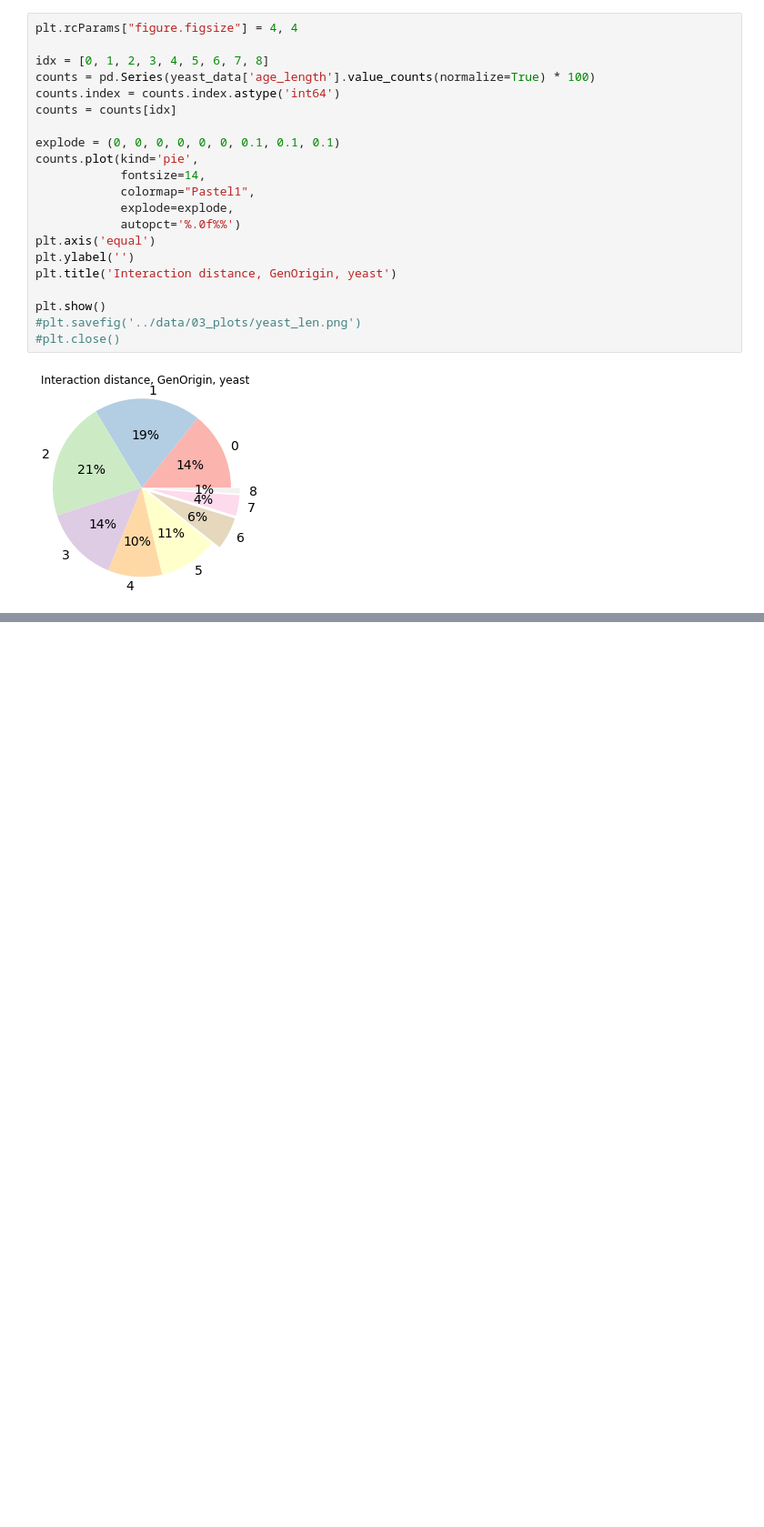
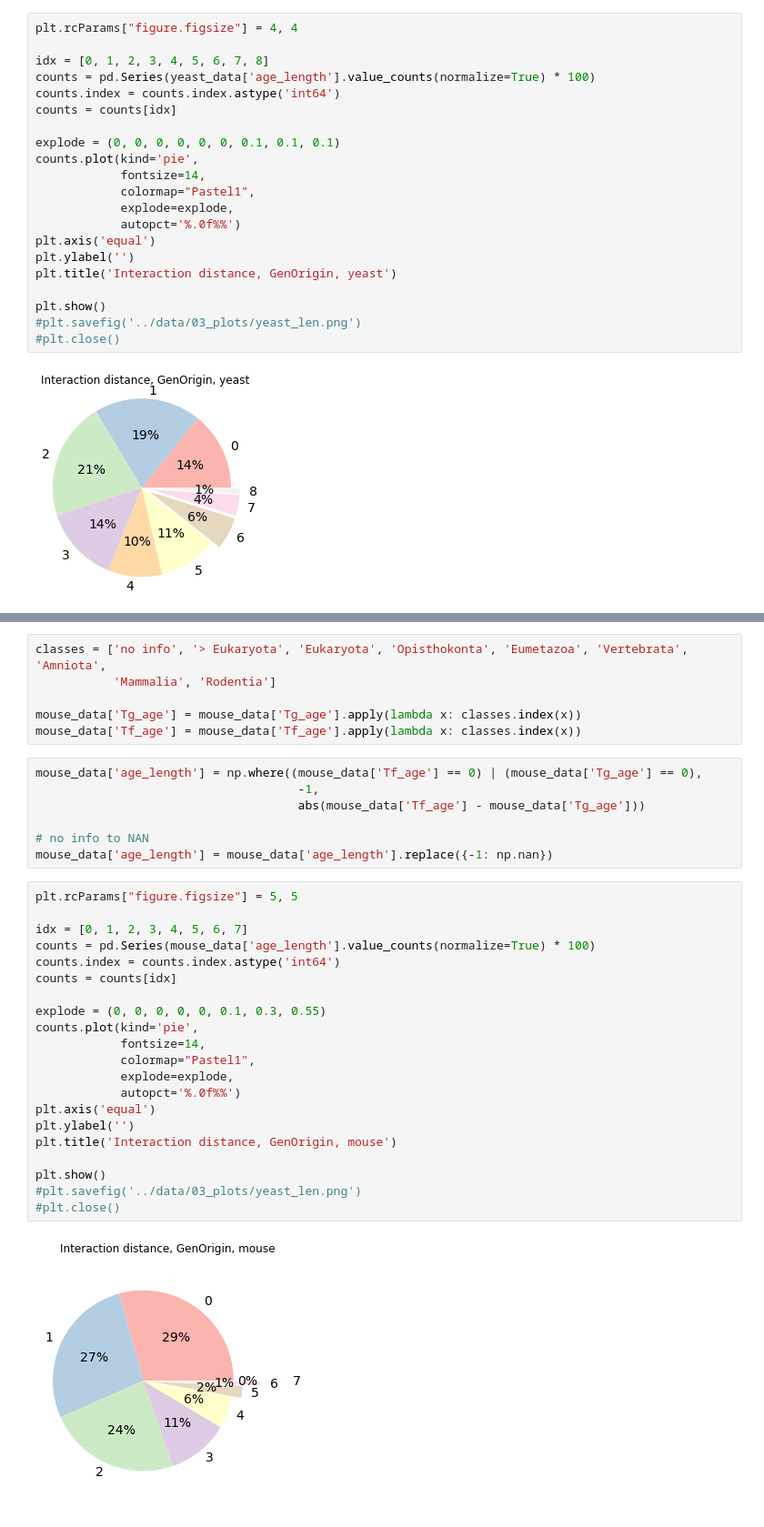
Before and after one commit to Freddsle/age_patterns, a Jupyter notebook: code/03_GenOrigin_age_classes.ipynb, the cells around one changed output, grey strips where cells are left out. Shown at 91% size. Drawn from its saved outputs; the diff is of its cells as text; blank space fills up the shorter version.

```diff
--- a/code/03_GenOrigin_age_classes.ipynb
+++ b/code/03_GenOrigin_age_classes.ipynb
@@ -335,0 +577,36 @@ plt.show()
+# %%
+classes = ['no info', '> Eukaryota', 'Eukaryota', 'Opisthokonta', 'Eumetazoa', 'Vertebrata', 'Amniota',
+           'Mammalia', 'Rodentia']
+
+mouse_data['Tg_age'] = mouse_data['Tg_age'].apply(lambda x: classes.index(x))
+mouse_data['Tf_age'] = mouse_data['Tf_age'].apply(lambda x: classes.index(x))
+# %%
+mouse_data['age_length'] = np.where((mouse_data['Tf_age'] == 0) | (mouse_data['Tg_age'] == 0),
+                                     -1,
+                                     abs(mouse_data['Tf_age'] - mouse_data['Tg_age']))
+
+# no info to NAN
+mouse_data['age_length'] = mouse_data['age_length'].replace({-1: np.nan})
+# %%
+plt.rcParams["figure.figsize"] = 5, 5
+
+idx = [0, 1, 2, 3, 4, 5, 6, 7]
+counts = pd.Series(mouse_data['age_length'].value_counts(normalize=True) * 100)
+counts.index = counts.index.astype('int64')
+counts = counts[idx]
+
+explode = (0, 0, 0, 0, 0, 0.1, 0.3, 0.55)
+counts.plot(kind='pie',
+            fontsize=14,
+            colormap="Pastel1",
+            explode=explode,
+            autopct='%.0f%%')
+plt.axis('equal')
+plt.ylabel('')
+plt.title('Interaction distance, GenOrigin, mouse')
+
+plt.show()
+#plt.savefig('../data/03_plots/yeast_len.png')
+#plt.close()
+# %% [output]
+[figure, added]
```
Also changed, not shown: parts of 26 cells of this notebook, 12 other files.
